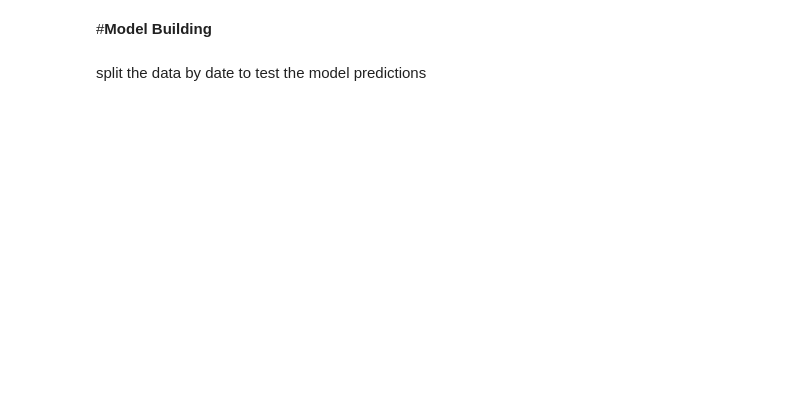
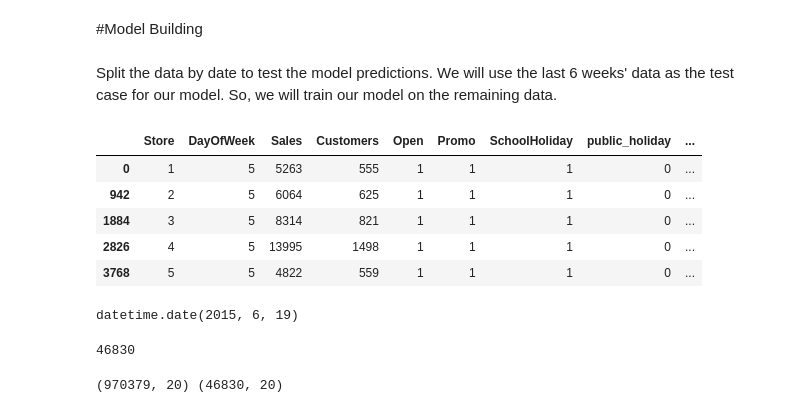
Before and after one commit to hrithikwel8/Rossmann_Sales_Prediction, a Jupyter notebook: Hrithik_Rossmann_Sales_Prediction_Capstone_Project.ipynb, the cells around one changed output. Saved outputs shown, nothing was run; the diff lists cells and outputs as text; code cells hidden in the pictures; blank space fills up the shorter version.

```diff
--- a/Hrithik_Rossmann_Sales_Prediction_Capstone_Project.ipynb
+++ b/Hrithik_Rossmann_Sales_Prediction_Capstone_Project.ipynb
@@ -36,2 +35,2 @@
 # %% [markdown]
-#**Model Building**
+#Model Building
@@ -53,6 +37,16 @@ warnings.filterwarnings('ignore')
-# %% [markdown]
-split the data by date to test the model predictions
+# %% [markdown]
+Split the data by date to test the model predictions.
+We will use the last 6 weeks' data as the test case for our model.
+So, we will train our model on the remaining data.
 # %%
 # split the dataset in 2 by dates, for test on last 6 weeks
-highest_date = sales_df['new_date'].max()
-highest_date
+# first sort the model data
+sorted_sales_df = sales_df.sort_values(by=['Year','Month','Day'],ascending=False)
+sorted_sales_df.head()
+# %% [output]
+|  | Store | DayOfWeek | Sales | Customers | Open | Promo | SchoolHoliday | public_holiday | ... |
+| 0 | 1 | 5 | 5263 | 555 | 1 | 1 | 1 | 0 | ... |
+| 942 | 2 | 5 | 6064 | 625 | 1 | 1 | 1 | 0 | ... |
+| 1884 | 3 | 5 | 8314 | 821 | 1 | 1 | 1 | 0 | ... |
+| 2826 | 4 | 5 | 13995 | 1498 | 1 | 1 | 1 | 0 | ... |
+| 3768 | 5 | 5 | 4822 | 559 | 1 | 1 | 1 | 0 | ... |
@@ -66,0 +53,29 @@ dependent_variable = 'Sales'
+# %%
+# get split date
+last_date = date(int(sorted_sales_df.iloc[0]['Year']),int(sorted_sales_df.iloc[0]['Month']),int(sorted_sales_df.iloc[0]['Day']))
+last_loc = len(sorted_sales_df) - 1
+first_date = date(int(sorted_sales_df.iloc[last_loc]['Year']),int(sorted_sales_df.iloc[last_loc]['Month']),int(sorted_sales_df.iloc[last_loc]['Day']))
+split_date = last_date - timedelta(6*7) # remove 6 weeks from last date of data
+split_date
+# %% [output]
+datetime.date(2015, 6, 19)
+# %%
+# find index of split date
+index = 0
+for i in range(len(sorted_sales_df)):
+  year = int(sorted_sales_df.iloc[i]['Year'])
+  month = int(sorted_sales_df.iloc[i]['Month'])
+  day = int(sorted_sales_df.iloc[i]['Day'])
+  if ((year == split_date.year) and (month == split_date.month) and (day == split_date.day)):
+    index = i
+    break
+print(index)
+# %% [output]
+46830
+# %%
+# split the data from the split date
+test_data = sorted_sales_df.iloc[:46830].sample(frac = 1)  # taking sample with fract=1 will arrange data in random order
+train_data = sorted_sales_df.iloc[46830:].sample(frac = 1)
+print(train_data.shape, test_data.shape)
+# %% [output]
+(970379, 20) (46830, 20)
```
Also changed, not shown: parts of 80 cells of this notebook.
